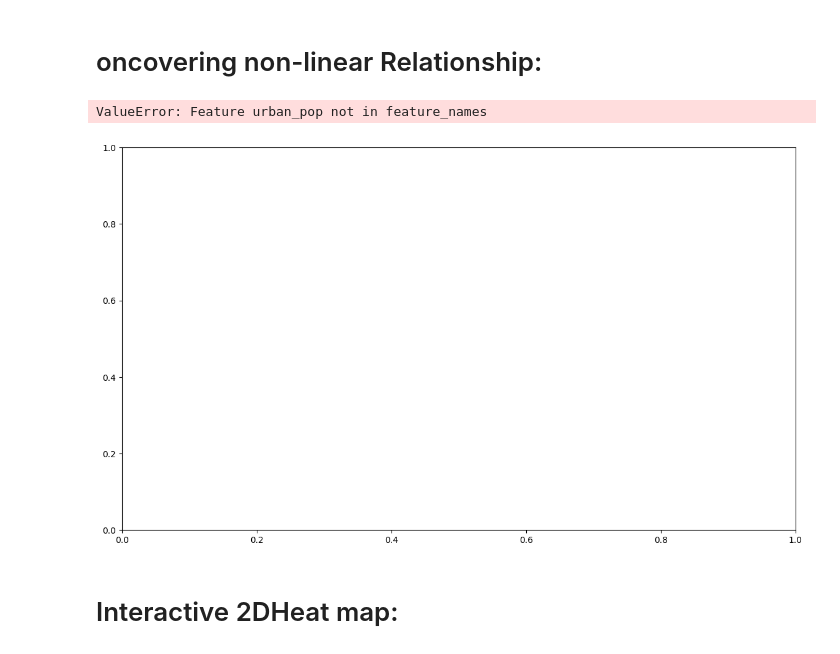
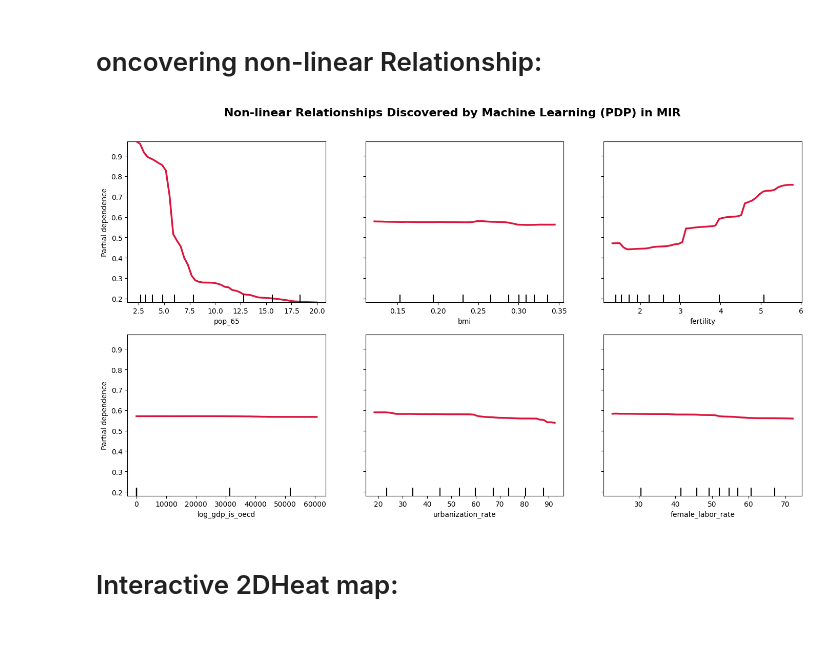
Before and after one commit to Mary-Moradi/BreastCancer_Burden_PanelStudy, a Jupyter notebook: ML_MIR.ipynb, the cells around one changed output. Saved outputs shown, nothing was run; the diff lists cells and outputs as text; code cells hidden in the pictures.

Commit message:
update names for all files

```diff
--- a/ML_MIR.ipynb
+++ b/ML_MIR.ipynb
@@ -73,17 +73,16 @@ plt.show()
 # oncovering non-linear Relationship:
 # %%
 feature_lifestyle = ['pop_65', 'bmi','fertility']
-feature_socioeconomic = ['log_gdp_is_oecd', 'urban_pop', 'labor_rate']
+feature_socioeconomic = ['log_gdp_is_oecd', 'urbanization_rate', 'female_labor_rate']
 fig, ax = plt.subplots(figsize=(14, 8))
 display = PartialDependenceDisplay.from_estimator(rf_MIR, x_train,
 feature_lifestyle+ feature_socioeconomic#+feature_infrastructure+ feature_intraction
 ,grid_resolution=50, ax=ax, line_kw={"color": "crimson", "linewidth": 2.5})
 fig.suptitle('Non-linear Relationships Discovered by Machine Learning (PDP) in MIR', fontsize=16, fontweight='bold', y=1.02)
 plt.tight_layout()
 plt.show()
 # %% [output]
-ValueError: Feature urban_pop not in feature_names
-[figure, old version]
+[figure, new version]
 # %% [markdown]
 # Interactive 2DHeat map:
 # %%
```
Also changed, not shown: parts of 2 cells of this notebook, 1 other file.
